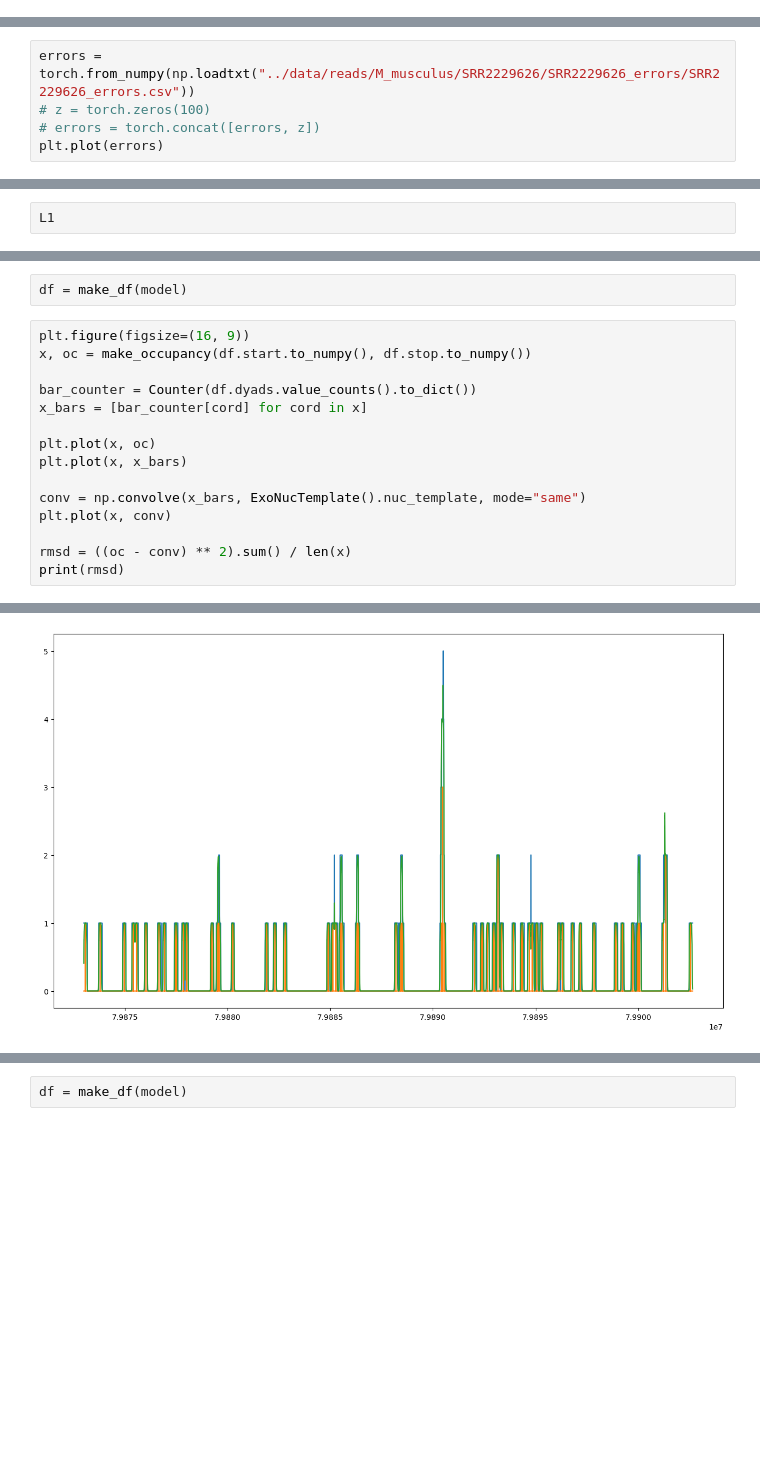
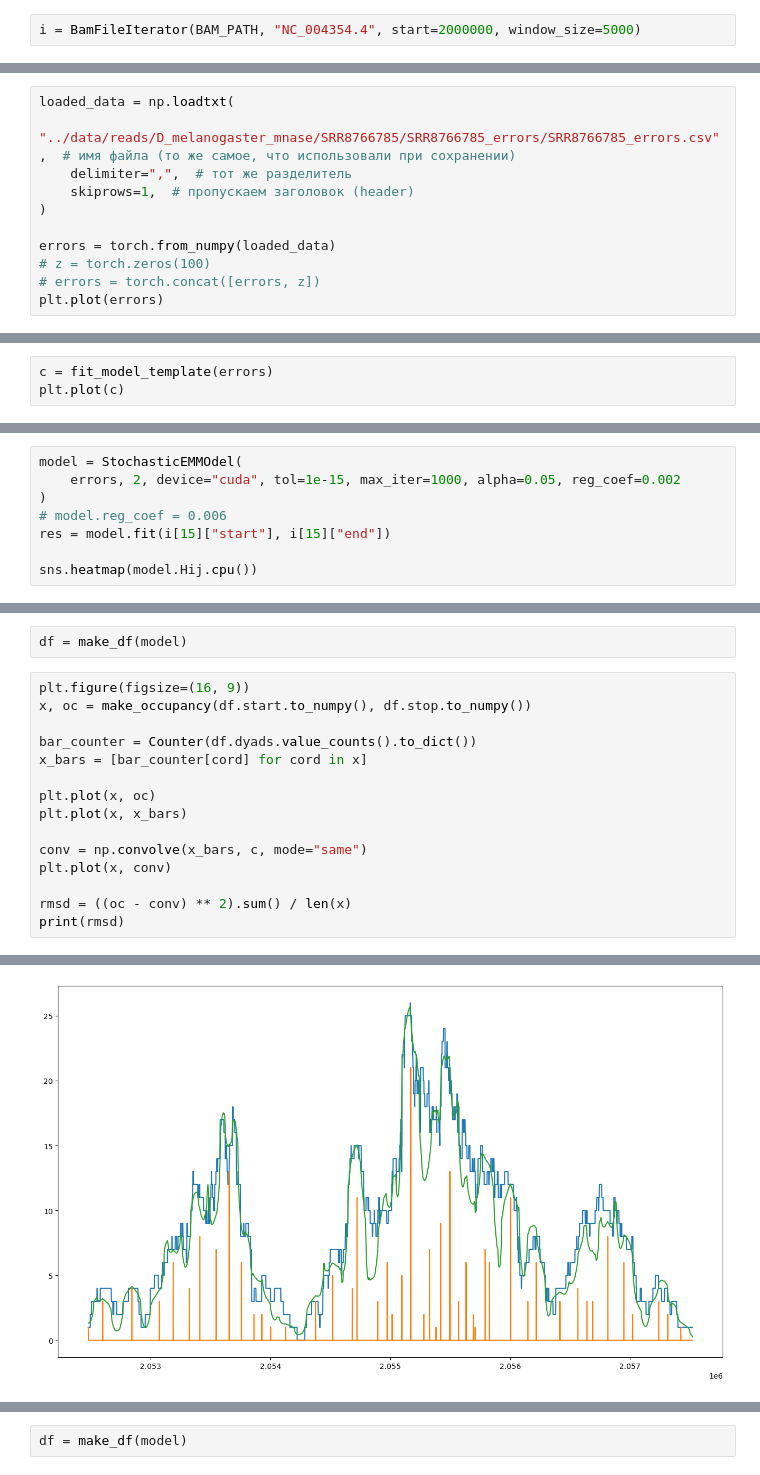
Before and after one commit to intbio/NucDPosIT, a Jupyter notebook: notebooks/fit_exo.ipynb, the cells around one changed output, grey strips where cells are left out. Cells and saved outputs as stored; diff of their text form; blank space fills up the shorter version.

```diff
--- a/notebooks/fit_exo.ipynb
+++ b/notebooks/fit_exo.ipynb
@@ -483,4 +1249,6 @@ templates3 = next(
 )
+# %%
+i = BamFileIterator(BAM_PATH, "NC_004354.4", start=2000000, window_size=5000)
 # %%
 L1 = templates1["start"]
 R1 = templates1["end"]
@@ -491,7 +1259,13 @@ R1 = templates1["end"]
 # L3 = templates3["start"]
 # R3 = templates3["end"]
 # %%
-errors = torch.from_numpy(np.loadtxt("../data/reads/M_musculus/SRR2229626/SRR2229626_errors/SRR2229626_errors.csv"))
+loaded_data = np.loadtxt(
+    "../data/reads/D_melanogaster_mnase/SRR8766785/SRR8766785_errors/SRR8766785_errors.csv",  # имя файла (то же самое, что использовали при сохранении)
+    delimiter=",",  # тот же разделитель
+    skiprows=1,  # пропускаем заголовок (header)
+)
+
+errors = torch.from_numpy(loaded_data)
 # z = torch.zeros(100)
 # errors = torch.concat([errors, z])
 plt.plot(errors)
@@ -501,3 +1275,4 @@ plt.plot(errors)
 # %%
-L1
+c = fit_model_template(errors)
+plt.plot(c)
 # %% [output]
@@ -582,0 +1366,8 @@ torch.Size([56, 1])
+# %%
+model = StochasticEMMOdel(
+    errors, 2, device="cuda", tol=1e-15, max_iter=1000, alpha=0.05, reg_coef=0.002
+)
+# model.reg_coef = 0.006
+res = model.fit(i[15]["start"], i[15]["end"])
+
+sns.heatmap(model.Hij.cpu())
@@ -592,7 +1392,7 @@ x_bars = [bar_counter[cord] for cord in x]
 plt.plot(x, oc)
 plt.plot(x, x_bars)
 
-conv = np.convolve(x_bars, ExoNucTemplate().nuc_template, mode="same")
+conv = np.convolve(x_bars, c, mode="same")
 plt.plot(x, conv)
 
 rmsd = ((oc - conv) ** 2).sum() / len(x)
@@ -602 +1402 @@ print(rmsd)
-[figure, old version]
+[figure, new version]
```
Also changed, not shown: parts of 43 cells of this notebook, 15 other files.
